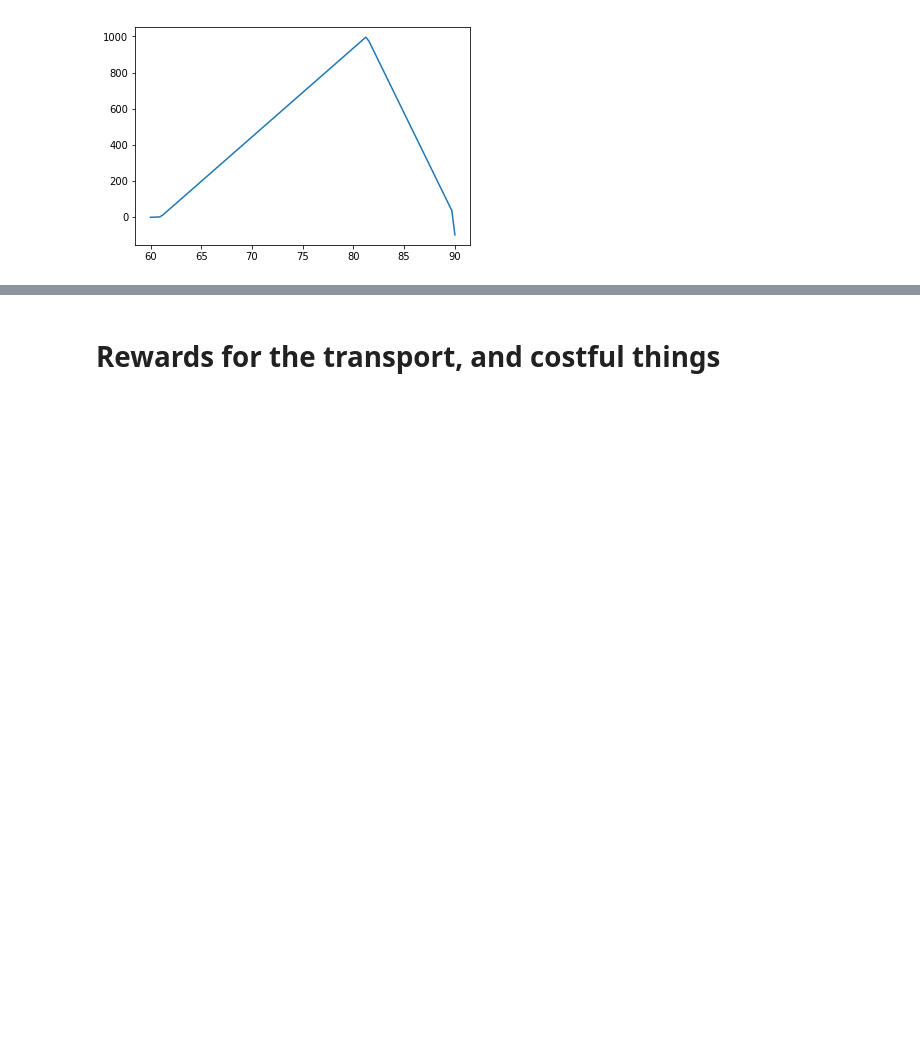
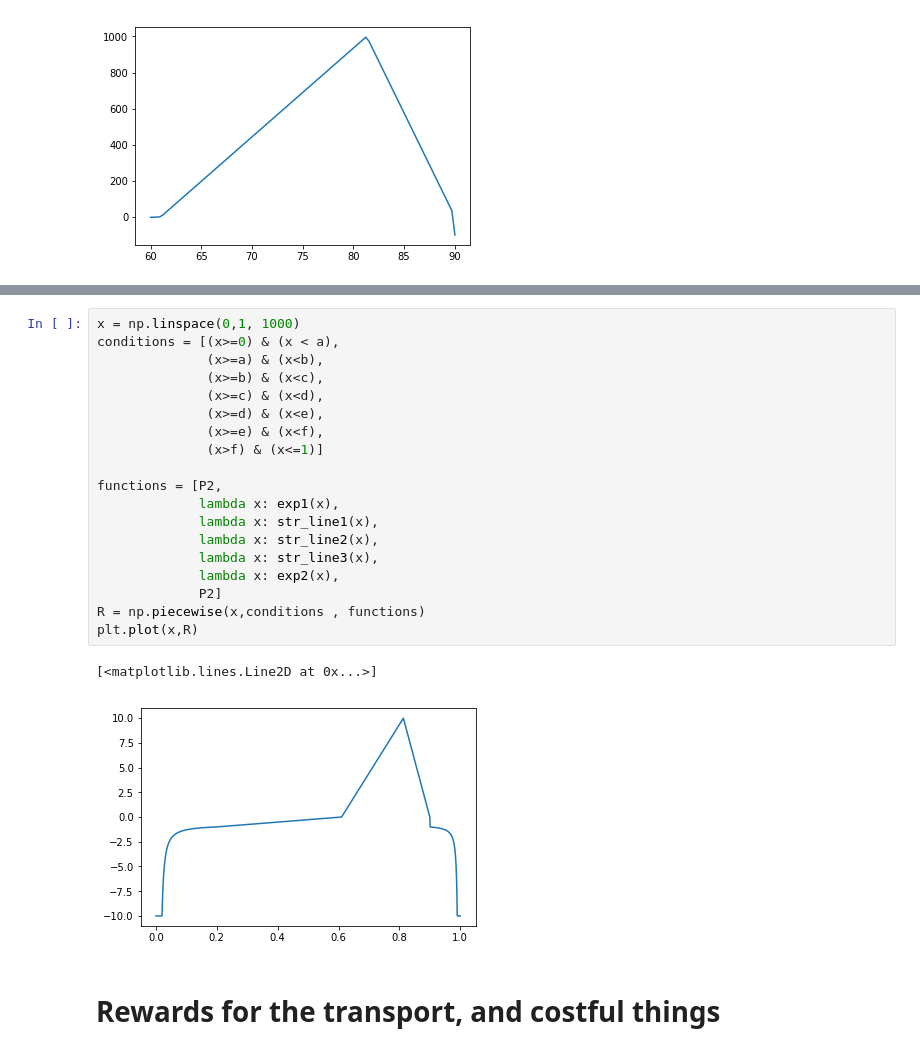
Before and after one commit to dsalgador/RL-Project, a Jupyter notebook: Reward-function.ipynb, the cells around one changed output, grey strips where cells are left out. Drawn from its saved outputs; the diff is of its cells as text; blank space fills up the shorter version.

Commit message:
Changed the Rewards function to a more general one (parameter P is substituted for other two parameters P1 and P2)

```diff
--- a/Reward-function.ipynb
+++ b/Reward-function.ipynb
@@ -123,3 +171,25 @@ plt.plot(x,y)
+# %%
+x = np.linspace(0,1, 1000)
+conditions = [(x>=0) & (x < a),
+              (x>=a) & (x<b),
+              (x>=b) & (x<c),
+              (x>=c) & (x<d),
+              (x>=d) & (x<e),
+              (x>=e) & (x<f),
+              (x>f) & (x<=1)]
+
+functions = [P2,
+             lambda x: exp1(x),
+             lambda x: str_line1(x),
+             lambda x: str_line2(x),
+             lambda x: str_line3(x),
+             lambda x: exp2(x),
+             P2]
+R = np.piecewise(x,conditions , functions)
+plt.plot(x,R)
+# %% [output]
+[<matplotlib.lines.Line2D at 0x...>]
+[figure, added]
 # %% [markdown]
 # Rewards for the transport, and costful things
 # %%
```
Also changed, not shown: parts of 3 cells of this notebook, 1 other file.
